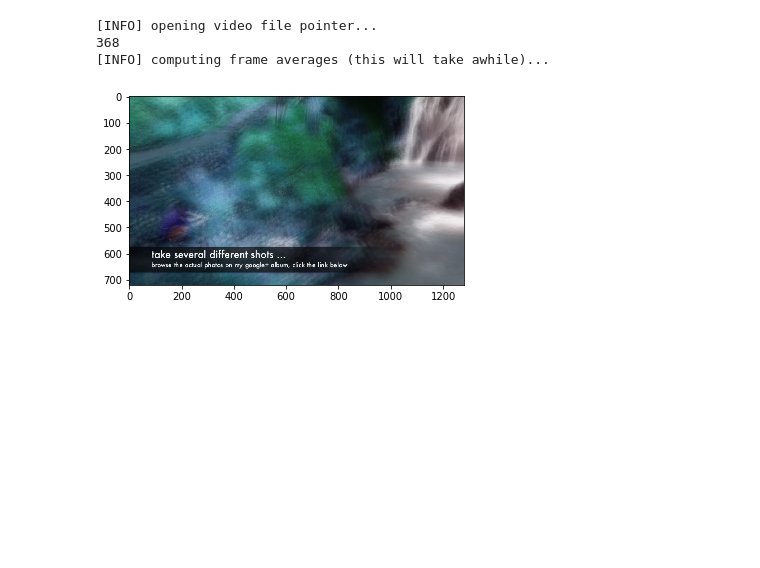
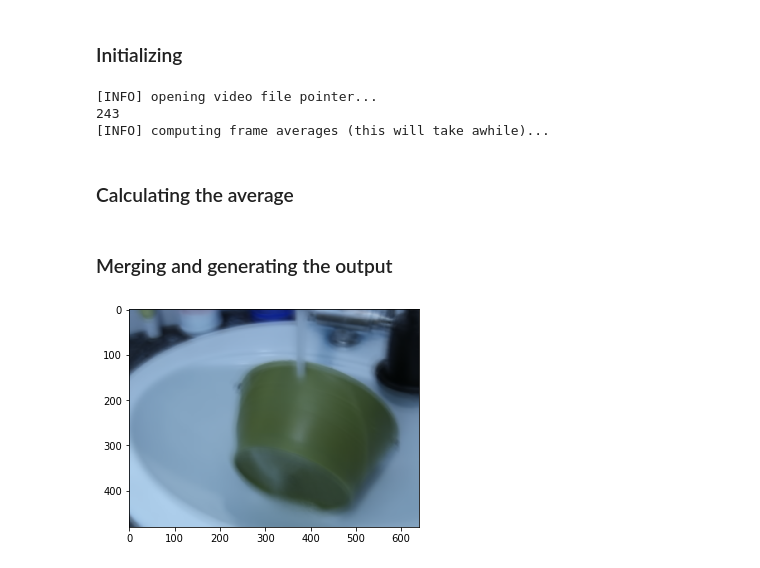
Before and after one commit to SedMek/Long-Exposure-Photography-for-Hand-held-Cameras, a Jupyter notebook: vid2img.ipynb, the cells around one changed output. Cells and saved outputs as stored; diff of their text form; code cells hidden in the pictures; blank space fills up the shorter version.

```diff
--- a/vid2img.ipynb
+++ b/vid2img.ipynb
@@ -8,5 +12,7 @@ import matplotlib.pyplot as plt
 # %%
-input_video = "Data/moving_man_shaky_combined_out_100.avi"
+input_video = "Data/hand_held_combined_out_100.avi"
+# %% [markdown]
+### Initializing
 # %%
 #initialize the Red, Green, and Blue channel averages, along with
 # the total number of frames read from the file
@@ -24,8 +30,10 @@ assert n_frames>0
 print("[INFO] computing frame averages (this will take awhile)...")
 # %% [output]
 [INFO] opening video file pointer...
-368
+243
 [INFO] computing frame averages (this will take awhile)...
+# %% [markdown]
+### Calculating the average
 # %%
 # loop over frames from the video file stream
 for i in tqdm(range(n_frames)):
@@ -49,23 +57,21 @@ for i in tqdm(range(n_frames)):
 
     # otherwise, compute the weighted average between the history of
     # frames and the current frames
-    elif average:
+    else:
         rAvg = ((total * rAvg) + (1 * R)) / (total + 1.0)
         gAvg = ((total * gAvg) + (1 * G)) / (total + 1.0)
         bAvg = ((total * bAvg) + (1 * B)) / (total + 1.0)
-    else:
-        rAvg += R
-        gAvg += G
-        bAvg += B
     # increment the total number of frames read thus far
     total += 1
+# %% [markdown]
+### Merging and generating the output
 # %%
 # merge the RGB averages together and write the output image to disk
 avg = cv2.merge([bAvg, gAvg, rAvg]).astype("uint8")
 plt.imshow(avg)
-cv2.imwrite('{}_avereged.png'.format(input_video.split('.')[0]), avg)
+cv2.imwrite('{}_averaged.png'.format(input_video.split('.')[0]), avg)
 
 # do a bit of cleanup on the file pointer
 stream.release()
 # %% [output]
-[figure, old version]
+[figure, new version]
```
Also changed, not shown: parts of 4 cells of this notebook, 15 other files.
